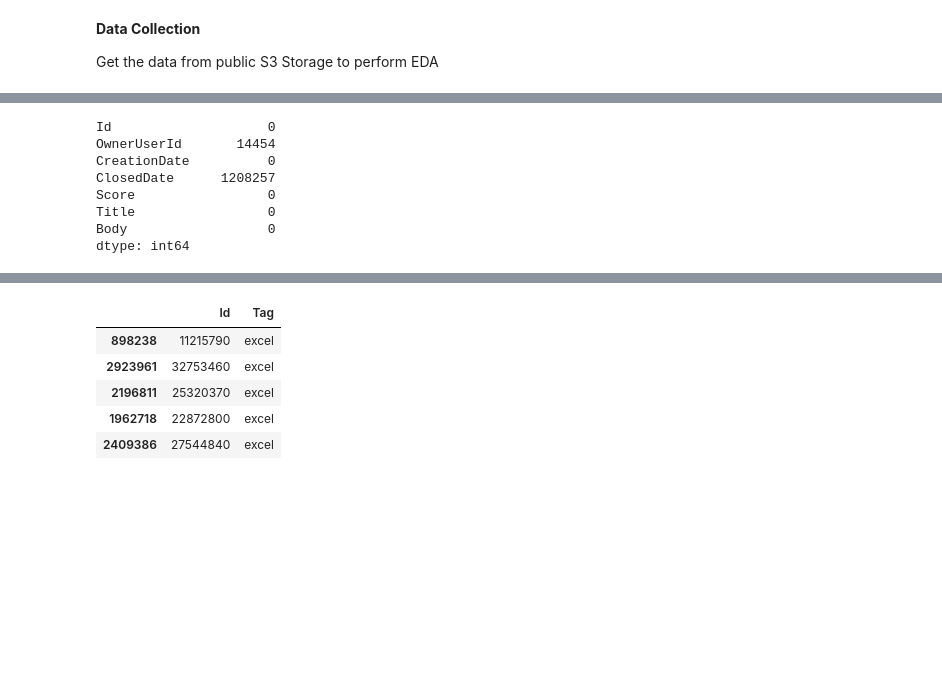
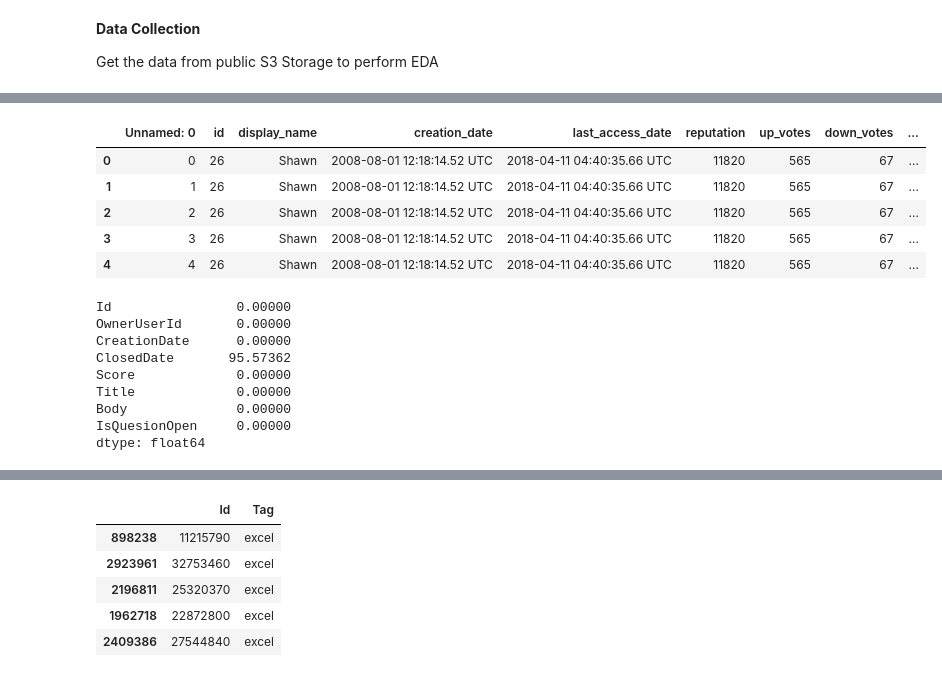
Before and after one commit to KarthikeyanVenkataraman/edastackoverflow, a Jupyter notebook: StackOverFlow_Draft.ipynb, the cells around one changed output, grey strips where cells are left out. Drawn from its saved outputs; the diff is of its cells as text; code cells hidden in the pictures; blank space fills up the shorter version.

```diff
--- a/StackOverFlow_Draft.ipynb
+++ b/StackOverFlow_Draft.ipynb
@@ -66,15 +119,25 @@ inpQues.describe()
+# %%
+inpUsers.head(5)
+# %% [output]
+|  | Unnamed: 0 | id | display_name | creation_date | last_access_date | reputation | up_votes | down_votes | ... |
+| 0 | 0 | 26 | Shawn | 2008-08-01 12:18:14.52 UTC | 2018-04-11 04:40:35.66 UTC | 11820 | 565 | 67 | ... |
+| 1 | 1 | 26 | Shawn | 2008-08-01 12:18:14.52 UTC | 2018-04-11 04:40:35.66 UTC | 11820 | 565 | 67 | ... |
+| 2 | 2 | 26 | Shawn | 2008-08-01 12:18:14.52 UTC | 2018-04-11 04:40:35.66 UTC | 11820 | 565 | 67 | ... |
+| 3 | 3 | 26 | Shawn | 2008-08-01 12:18:14.52 UTC | 2018-04-11 04:40:35.66 UTC | 11820 | 565 | 67 | ... |
+| 4 | 4 | 26 | Shawn | 2008-08-01 12:18:14.52 UTC | 2018-04-11 04:40:35.66 UTC | 11820 | 565 | 67 | ... |
 # %%
 # Question Data Set - Null Checks
-inpQues.isnull().sum()
+inpQues.isnull().sum()/len(inpQues)*100
 # %% [output]
-Id                    0
-OwnerUserId       14454
-CreationDate          0
-ClosedDate      1208257
-Score                 0
-Title                 0
-Body                  0
-dtype: int64
+Id                0.00000
+OwnerUserId       0.00000
+CreationDate      0.00000
+ClosedDate       95.57362
+Score             0.00000
+Title             0.00000
+Body              0.00000
+IsQuesionOpen     0.00000
+dtype: float64
 # %%
 # Display the Question records whose  OwnerUserId is null
 inpQues[inpQues["OwnerUserId"].isnull()]
```
Also changed, not shown: parts of 20 cells of this notebook.
